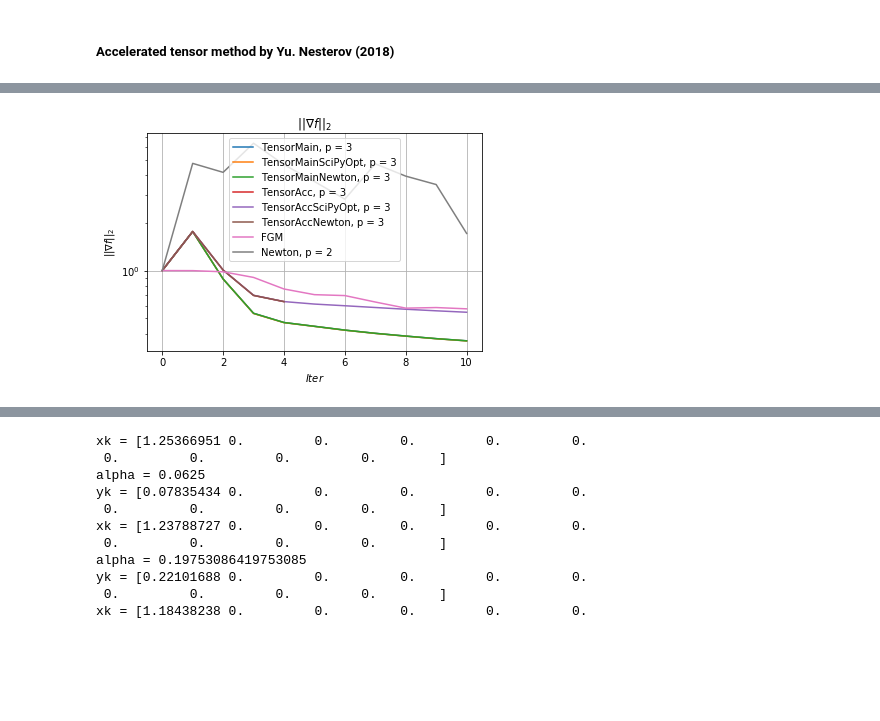
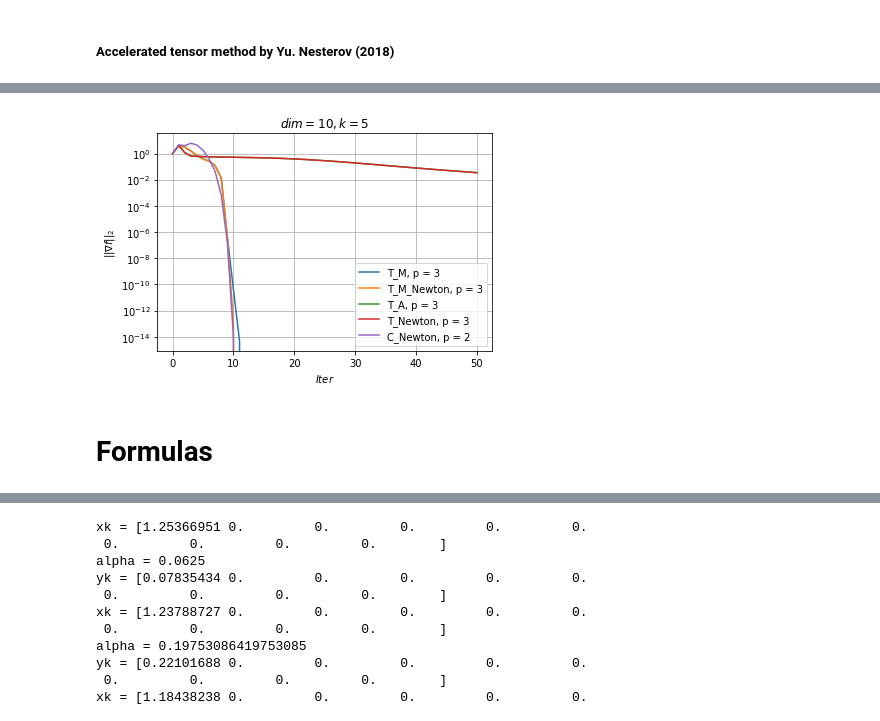
Before and after one commit to Intelligent-Systems-Phystech/2018-Project-21, a Jupyter notebook: code/Tensor3Methods-1.ipynb, the cells around one changed output, grey strips where cells are left out. Cells and saved outputs as stored; diff of their text form; code cells hidden in the pictures; blank space fills up the shorter version.

```diff
--- a/code/Tensor3Methods-1.ipynb
+++ b/code/Tensor3Methods-1.ipynb
@@ -153,7 +185,7 @@ def T3M(x, aux_prob_method, grad_f_cur, hess_f_cur, tensor3_f_cur, TensorMaxIter
             allargs = (c, A, B, gamma)
 
             res = optimize.minimize_scalar(aux_problem_onedim_func, args = allargs, method = 'bounded', bounds=(t0, xb),
-                                                            tol = eps, options={'maxiter': AuxMaxIter, 'disp': False})
+                                                            options={'maxiter': AuxMaxIter, 'disp': False})
             #res = minimize_scalar(aux_problem_onedim_func, args = allargs), bounds=(t0, xb), tol = eps)
 
             tau_opt = res.x
@@ -367,4 +401,12 @@ def Newton_cubic_solver_iter(x0, NumIter, NumIterStep, f, grad_f, hessian_f, L0,
 # %%
+size = 10
+N = size
+m = N // 2
+NumIter = 50
+TensorNumIter = 40
+eps = 1e-7
+tau = 1 + eps
+
 x0 = np.zeros(size)
 AuxMaxIter = 100
 L0 = eps
@@ -409,13 +451,13 @@ xans6, fans6, farr6, fgradarr6 = TensorAcc3_iter(NumIter, TensorNumIter, AuxMaxI
 print('6xans ', xans6)
 print('6fans, it6 ', fans6, NumIter)
 
-xans_fgm, farr_fgm, it_fgm, fgradarr_fgm = FGM_iter(NumIter, x0, f, grad_f, L1, *args)
-print('7xans_fgm ', xans_fgm)
-print('7fans_fgm, it7 ', farr_fgm[NumIter], NumIter)
+#xans_fgm, farr_fgm, it_fgm, fgradarr_fgm = FGM_iter(NumIter, x0, f, grad_f, L1, *args)
+#print('xans_fgm ', xans_fgm)
+#print('fans_fgm, it ', farr_fgm[NumIter], NumIter)
 
 NumIterStep = TensorNumIter
 xans_newton_cubic_iter, farr_newton_cubic_iter, fgradarr_newton_cubic_iter = Newton_cubic_solver_iter(x0, NumIter,
                         AuxMaxIter, f, grad_f, hess_f, L0, eps, *args)
-print('8xans_newton ', xans_newton_cubic_iter)
-print('8xans_newton, it8 ', farr_newton_cubic_iter[NumIter], NumIter)
+print('xans_newton ', xans_newton_cubic_iter)
+print('xans_newton, it ', farr_newton_cubic_iter[NumIter], NumIter)
 # %% [output]
@@ -460,20 +505,22 @@ plt.show()
 # %%
 fig = plt.figure()
 plt.xlabel(r'$Iter$')
 plt.ylabel(r'$||\nabla f||_2$')
-plt.title(r'$||\nabla f||_2$')
+plt.title(r'$dim = {0}, k = {1}$'.format(N, m))
 
-plt.semilogy([i for i in range(NumIter + 1)], fgradarr1, label = 'TensorMain, p = 3')
-plt.semilogy([i for i in range(NumIter + 1)], fgradarr2, label = 'TensorMainSciPyOpt, p = 3')
-plt.semilogy([i for i in range(NumIter + 1)], fgradarr3, label = 'TensorMainNewton, p = 3')
-plt.semilogy([i for i in range(NumIter + 1)], fgradarr4, label = 'TensorAcc, p = 3')
-plt.semilogy([i for i in range(NumIter + 1)], fgradarr5, label = 'TensorAccSciPyOpt, p = 3')
-plt.semilogy([i for i in range(NumIter + 1)], fgradarr6, label = 'TensorAccNewton, p = 3')
-plt.semilogy([i for i in range(NumIter + 1)], fgradarr_fgm, label = 'FGM')
-plt.semilogy([i for i in range(NumIter + 1)], fgradarr_newton_cubic_iter, label = 'Newton, p = 2')
+plt.semilogy([i for i in range(NumIter + 1)], fgradarr1, label = 'T_M, p = 3')
+#plt.semilogy([i for i in range(NumIter + 1)], fgradarr2, label = 'T_M_Scipy, p = 3')
+plt.semilogy([i for i in range(NumIter + 1)], fgradarr3, label = 'T_M_Newton, p = 3')
+plt.semilogy([i for i in range(NumIter + 1)], fgradarr4, label = 'T_A, p = 3')
+#plt.semilogy([i for i in range(NumIter + 1)], fgradarr5, label = 'T_A_Scipy, p = 3')
+plt.semilogy([i for i in range(NumIter + 1)], fgradarr6, label = 'T_Newton, p = 3')
+#plt.semilogy([i for i in range(NumIter + 1)], fgradarr_fgm, label = 'FGM')
+plt.semilogy([i for i in range(NumIter + 1)], fgradarr_newton_cubic_iter, label = 'C_Newton, p = 2')
 
 plt.legend()
 plt.grid(True)
 fig.savefig('Tensor3_gradf_iter.pdf')
 # %% [output]
-[figure, old version]
+[figure, new version]
+# %% [markdown]
+# Formulas
```
Also changed, not shown: parts of 11 cells of this notebook.
